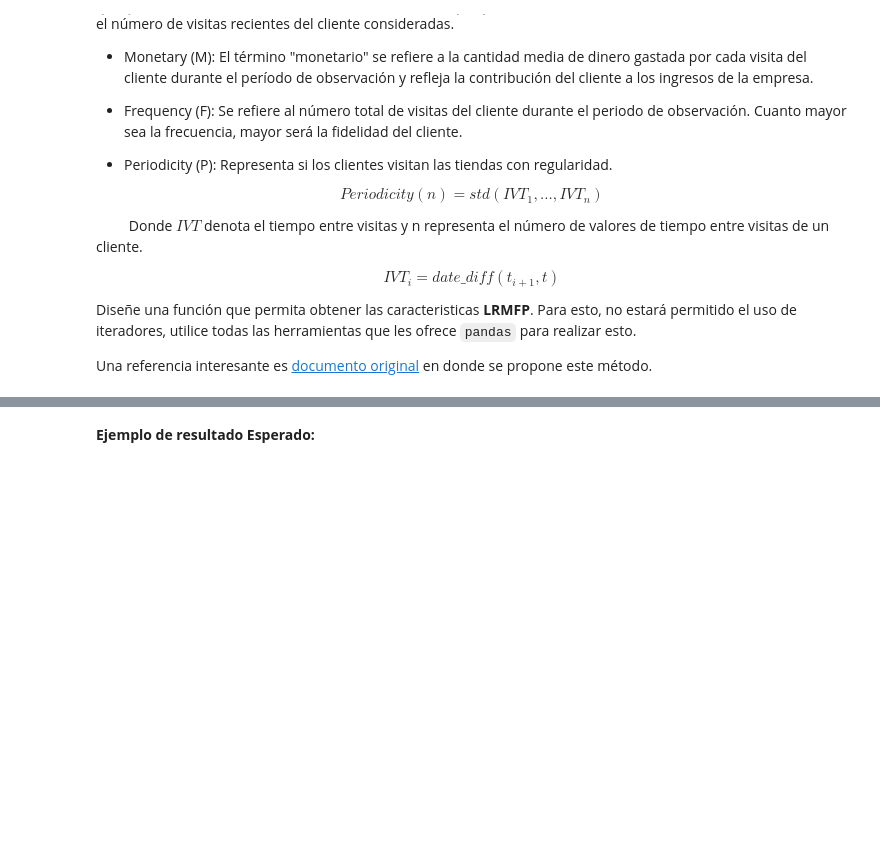
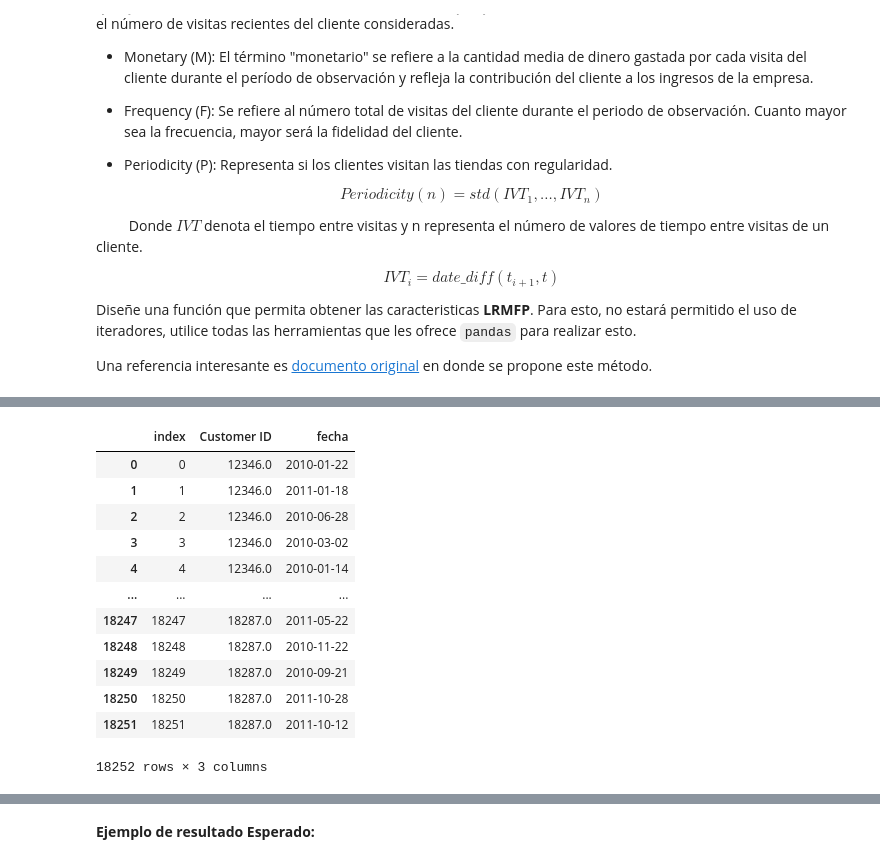
Before and after one commit to mzambrano1/Lab-programacion-cientifica, a Jupyter notebook: Tareas/Tarea 1/Tarea1.ipynb, the cells around one changed output, grey strips where cells are left out. Saved outputs shown, nothing was run; the diff lists cells and outputs as text; code cells hidden in the pictures; blank space fills up the shorter version.

```diff
--- a/Tareas/Tarea 1/Tarea1.ipynb
+++ b/Tareas/Tarea 1/Tarea1.ipynb
@@ -426,0 +438,17 @@ Una referencia interesante es [documento original](https://www.researchgate.net/
+# %%
+Y = Y.reset_index().reset_index()
+Y
+# %% [output]
+|  | index | Customer ID | fecha |
+| 0 | 0 | 12346.0 | 2010-01-22 |
+| 1 | 1 | 12346.0 | 2011-01-18 |
+| 2 | 2 | 12346.0 | 2010-06-28 |
+| 3 | 3 | 12346.0 | 2010-03-02 |
+| 4 | 4 | 12346.0 | 2010-01-14 |
+| ... | ... | ... | ... |
+| 18247 | 18247 | 18287.0 | 2011-05-22 |
+| 18248 | 18248 | 18287.0 | 2010-11-22 |
+| 18249 | 18249 | 18287.0 | 2010-09-21 |
+| 18250 | 18250 | 18287.0 | 2011-10-28 |
+| 18251 | 18251 | 18287.0 | 2011-10-12 |
+18252 rows × 3 columns
```
Also changed, not shown: parts of 26 cells of this notebook.
